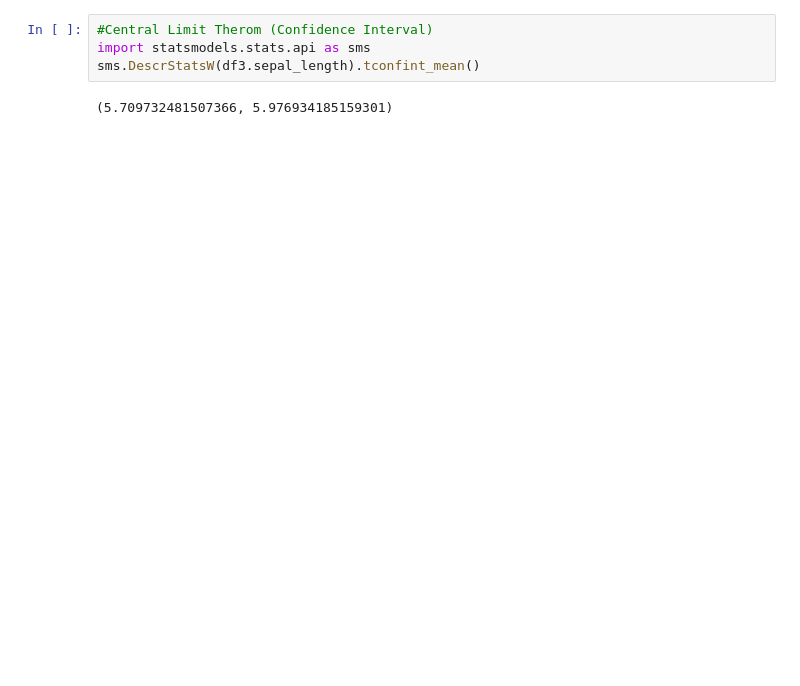
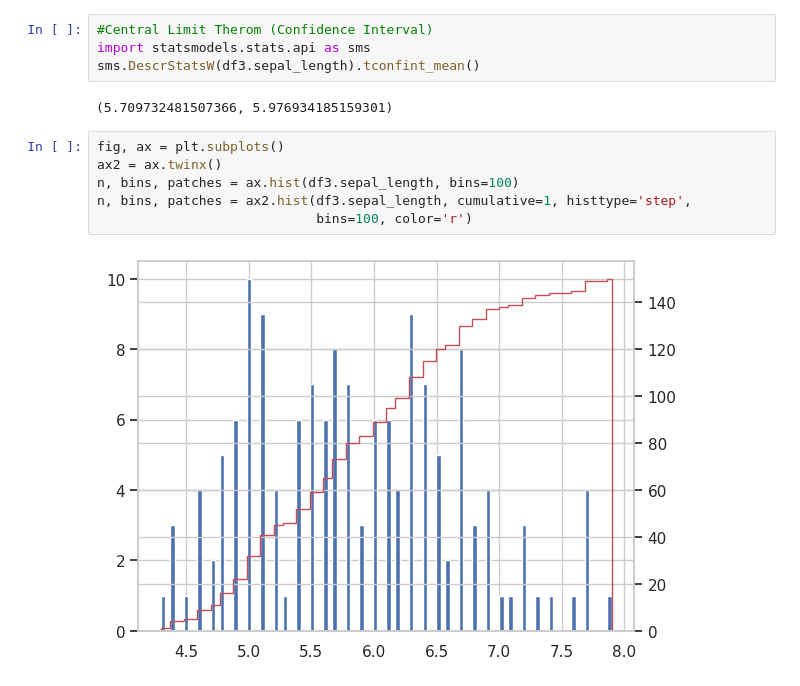
Before and after one commit to rapp2043/Statistics-For-Data-Science, a Jupyter notebook: statistics_for_DS.ipynb, the cells around one changed output. Cells and saved outputs as stored; diff of their text form; blank space fills up the shorter version.

```diff
--- a/statistics_for_DS.ipynb
+++ b/statistics_for_DS.ipynb
@@ -241,3 +241,11 @@ import statsmodels.stats.api as sms
 sms.DescrStatsW(df3.sepal_length).tconfint_mean()
 # %% [output]
 (5.709732481507366, 5.976934185159301)
+# %%
+fig, ax = plt.subplots()
+ax2 = ax.twinx()
+n, bins, patches = ax.hist(df3.sepal_length, bins=100)
+n, bins, patches = ax2.hist(df3.sepal_length, cumulative=1, histtype='step',
+                            bins=100, color='r')
+# %% [output]
+[figure, added]
```
Also changed, not shown: parts of 6 cells of this notebook.
